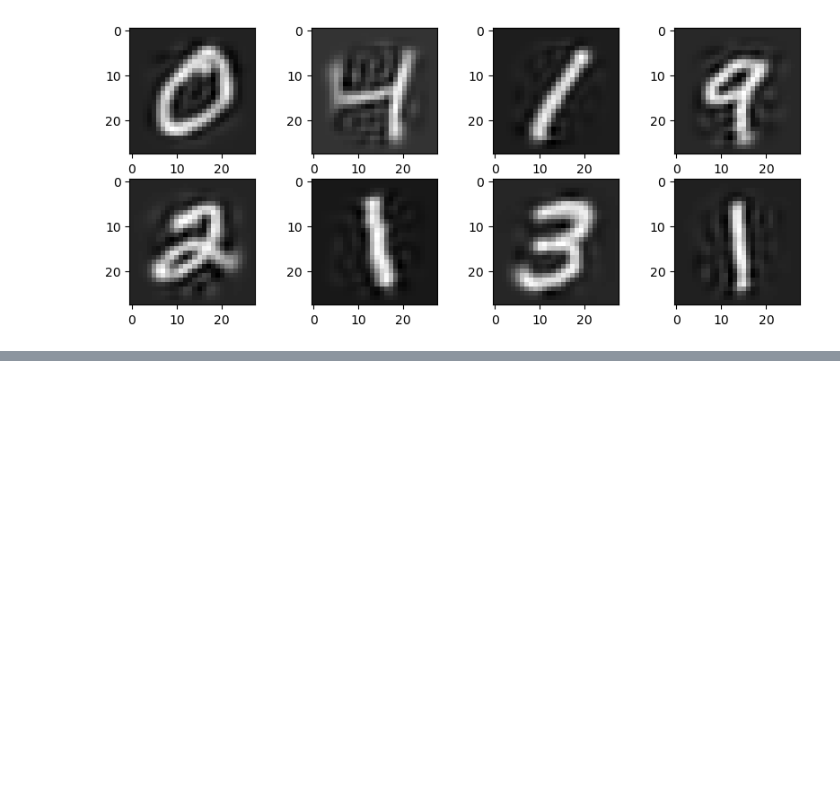
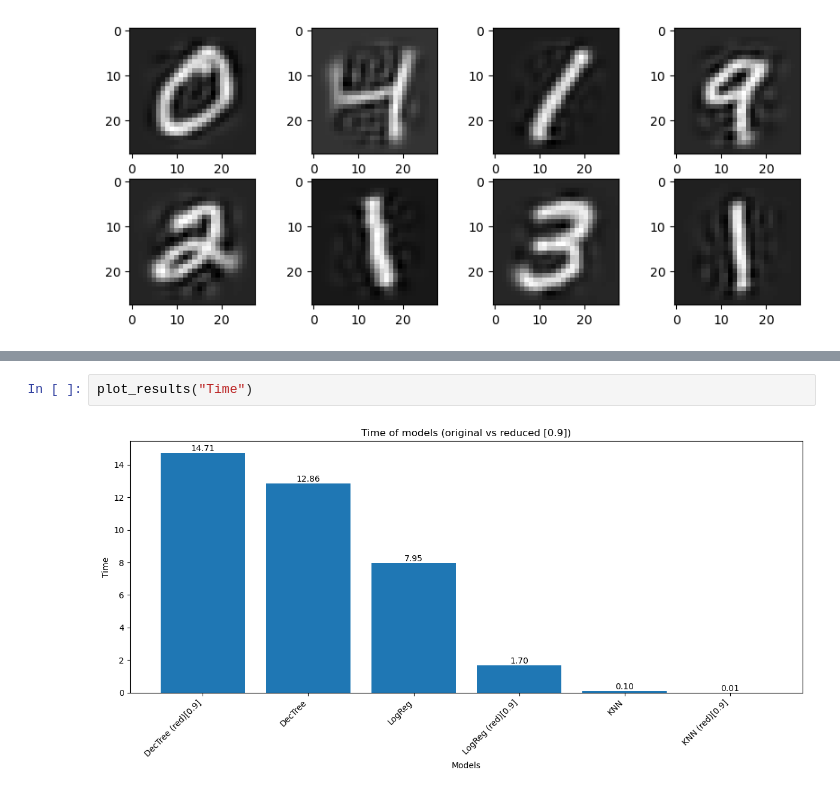
Before and after one commit to s27369/PRO1D_s27369, a Jupyter notebook: Lab67/Lab67_MNIST_DimRed.ipynb, the cells around one changed output, grey strips where cells are left out. Drawn from its saved outputs; the diff is of its cells as text; blank space fills up the shorter version.

```diff
--- a/Lab67/Lab67_MNIST_DimRed.ipynb
+++ b/Lab67/Lab67_MNIST_DimRed.ipynb
@@ -200,0 +313,4 @@ def train_time_eval(model_name, dataset_kind):
+# %%
+plot_results("Time")
+# %% [output]
+[figure, added]
```
Also changed, not shown: parts of 11 cells of this notebook.
